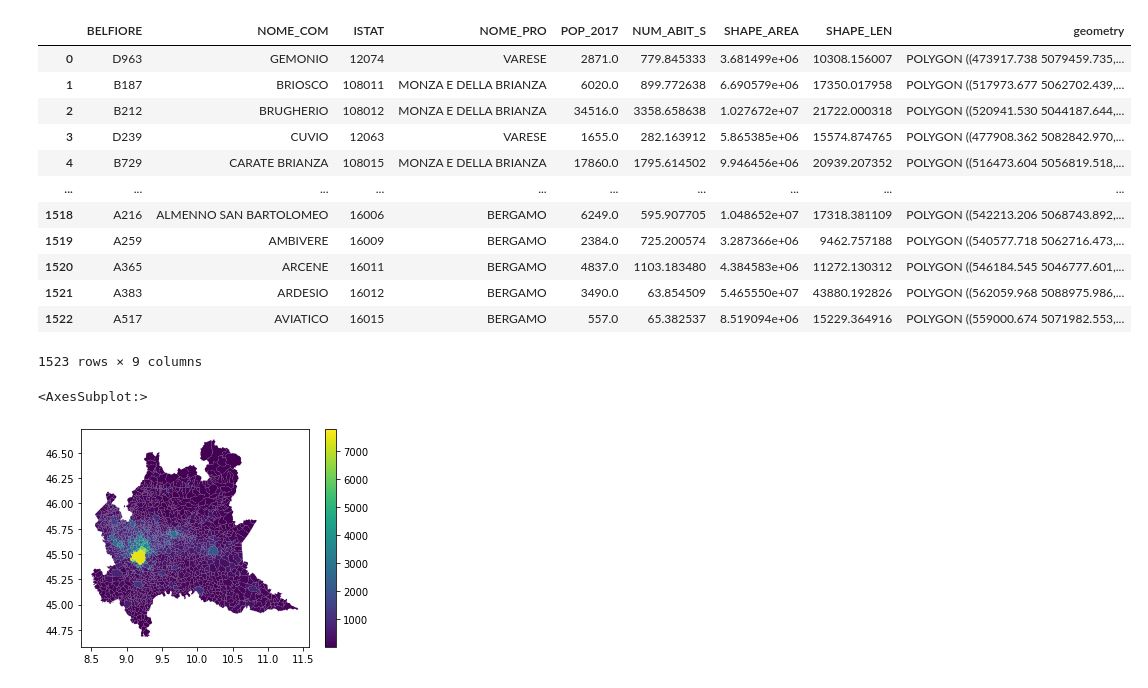
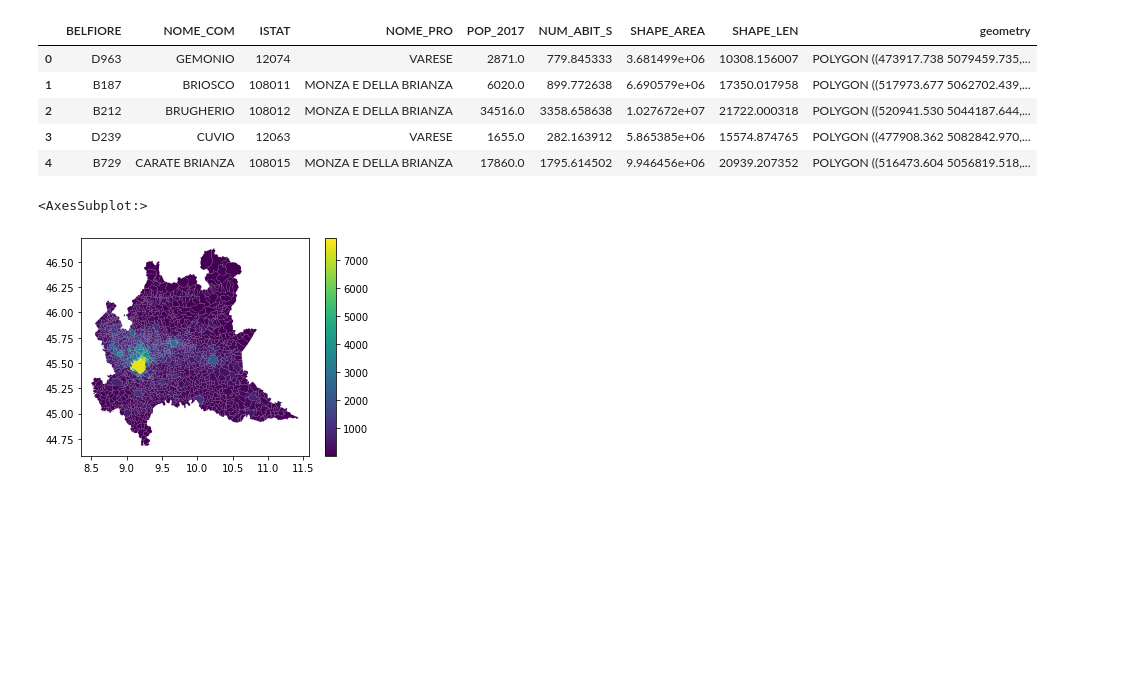
Before and after one commit to samuelexferri/unibg-statistic2, a Jupyter notebook: notebooks/agricolture_analysis.ipynb, the cells around one changed output. Cells and saved outputs as stored; diff of their text form; code cells hidden in the pictures; blank space fills up the shorter version.

```diff
--- a/notebooks/agricolture_analysis.ipynb
+++ b/notebooks/agricolture_analysis.ipynb
@@ -35,18 +21,11 @@ df
 # %%
-agr = gpd.read_file('..\\resources\\REGIONE_LOMBARDIA\\Residenti_totali_2017.shp')
-agr
+population_shp = gpd.read_file('..\\resources\\residenti\\residenti_2017.shp')
+population_shp.head()
 # %% [output]
 |  | BELFIORE | NOME_COM | ISTAT | NOME_PRO | POP_2017 | NUM_ABIT_S | SHAPE_AREA | SHAPE_LEN | geometry |
 | 0 | D963 | GEMONIO | 12074 | VARESE | 2871.0 | 779.845333 | 3.681499e+06 | 10308.156007 | POLYGON ((473917.738 5079459.735,... |
 | 1 | B187 | BRIOSCO | 108011 | MONZA E DELLA BRIANZA | 6020.0 | 899.772638 | 6.690579e+06 | 17350.017958 | POLYGON ((517973.677 5062702.439,... |
 | 2 | B212 | BRUGHERIO | 108012 | MONZA E DELLA BRIANZA | 34516.0 | 3358.658638 | 1.027672e+07 | 21722.000318 | POLYGON ((520941.530 5044187.644,... |
 | 3 | D239 | CUVIO | 12063 | VARESE | 1655.0 | 282.163912 | 5.865385e+06 | 15574.874765 | POLYGON ((477908.362 5082842.970,... |
 | 4 | B729 | CARATE BRIANZA | 108015 | MONZA E DELLA BRIANZA | 17860.0 | 1795.614502 | 9.946456e+06 | 20939.207352 | POLYGON ((516473.604 5056819.518,... |
-| ... | ... | ... | ... | ... | ... | ... | ... | ... | ... |
-| 1518 | A216 | ALMENNO SAN BARTOLOMEO | 16006 | BERGAMO | 6249.0 | 595.907705 | 1.048652e+07 | 17318.381109 | POLYGON ((542213.206 5068743.892,... |
-| 1519 | A259 | AMBIVERE | 16009 | BERGAMO | 2384.0 | 725.200574 | 3.287366e+06 | 9462.757188 | POLYGON ((540577.718 5062716.473,... |
-| 1520 | A365 | ARCENE | 16011 | BERGAMO | 4837.0 | 1103.183480 | 4.384583e+06 | 11272.130312 | POLYGON ((546184.545 5046777.601,... |
-| 1521 | A383 | ARDESIO | 16012 | BERGAMO | 3490.0 | 63.854509 | 5.465550e+07 | 43880.192826 | POLYGON ((562059.968 5088975.986,... |
-| 1522 | A517 | AVIATICO | 16015 | BERGAMO | 557.0 | 65.382537 | 8.519094e+06 | 15229.364916 | POLYGON ((559000.674 5071982.553,... |
-1523 rows × 9 columns
 # %%
```
Also changed, not shown: parts of 22 cells of this notebook.
